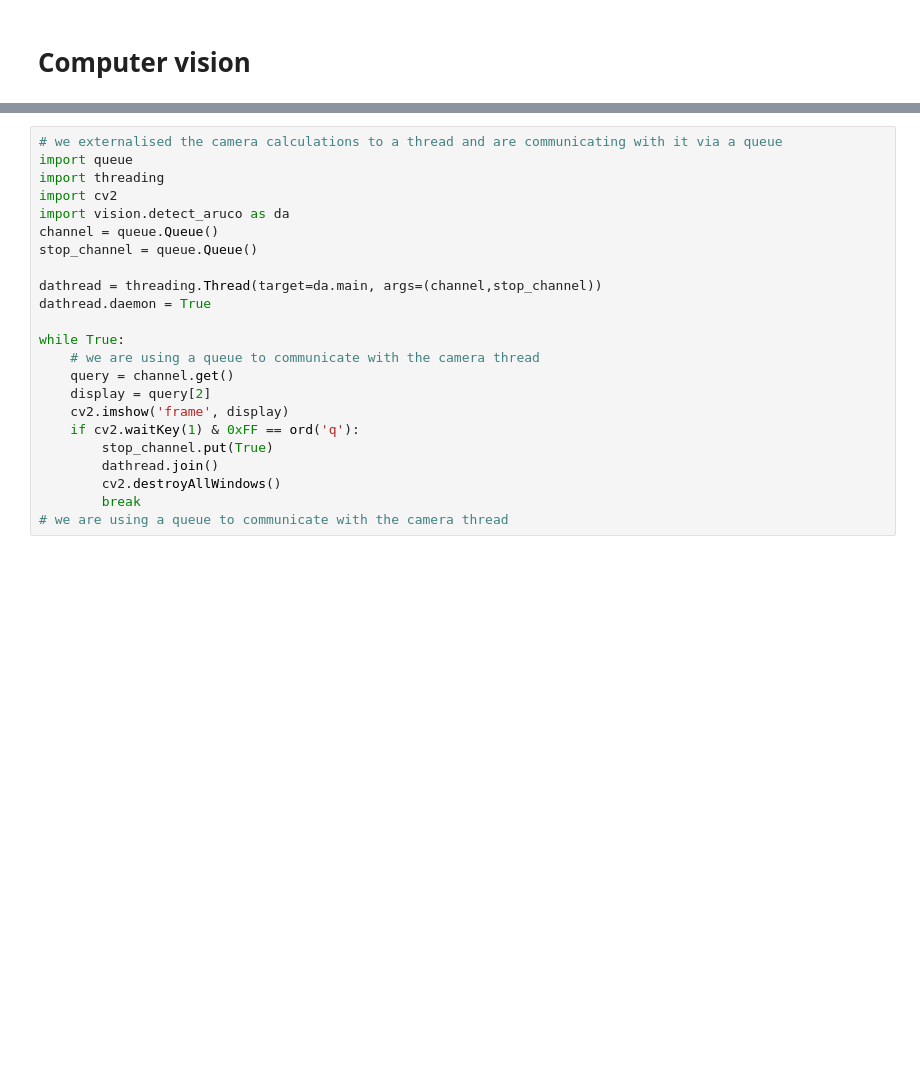
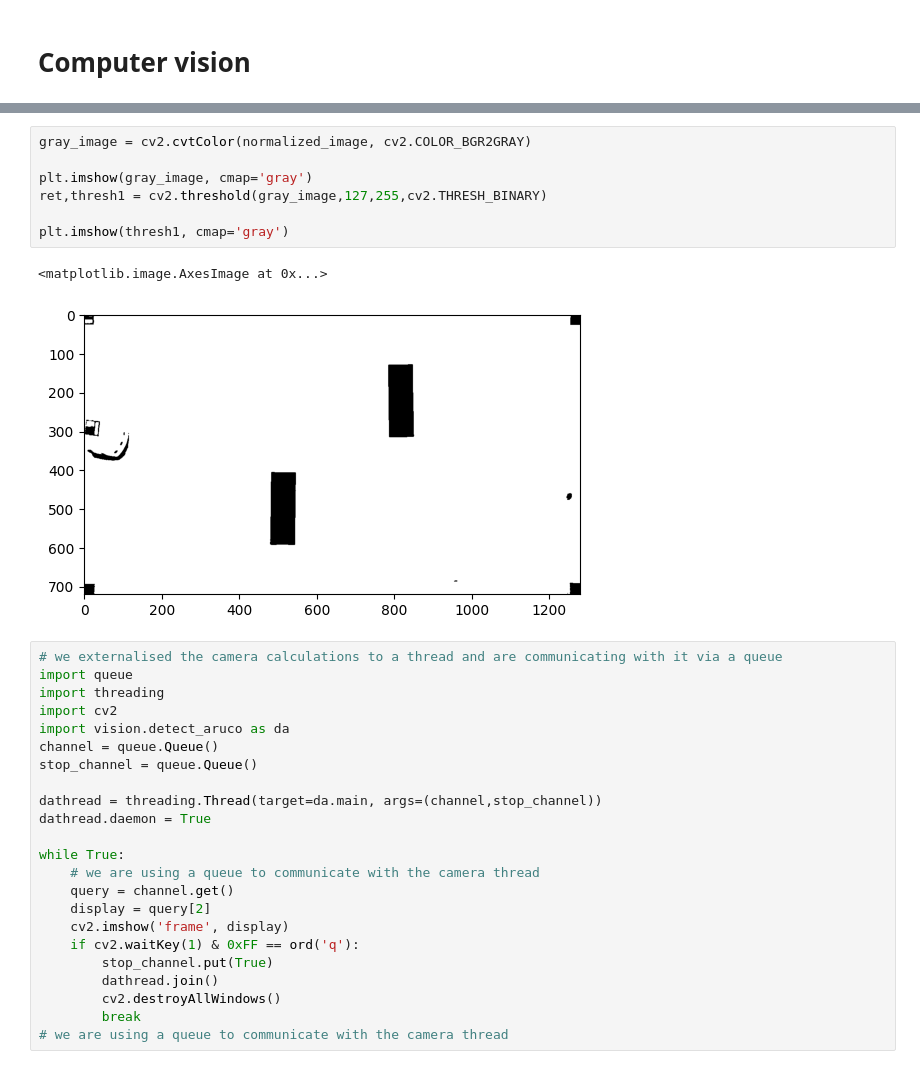
Before and after one commit to marinPh/mobileRobt38, a Jupyter notebook: report.ipynb, the cells around one changed output, grey strips where cells are left out. Drawn from its saved outputs; the diff is of its cells as text; blank space fills up the shorter version.

```diff
--- a/report.ipynb
+++ b/report.ipynb
@@ -220,3 +224,13 @@ if len(corners) == 5:
+# %%
+gray_image = cv2.cvtColor(normalized_image, cv2.COLOR_BGR2GRAY)
+
+plt.imshow(gray_image, cmap='gray')
+ret,thresh1 = cv2.threshold(gray_image,127,255,cv2.THRESH_BINARY)
+
+plt.imshow(thresh1, cmap='gray')
+# %% [output]
+<matplotlib.image.AxesImage at 0x...>
+[figure, added]
 # %%
 # we externalised the camera calculations to a thread and are communicating with it via a queue
 import queue
```
Also changed, not shown: parts of 2 cells of this notebook, 4 other files.
